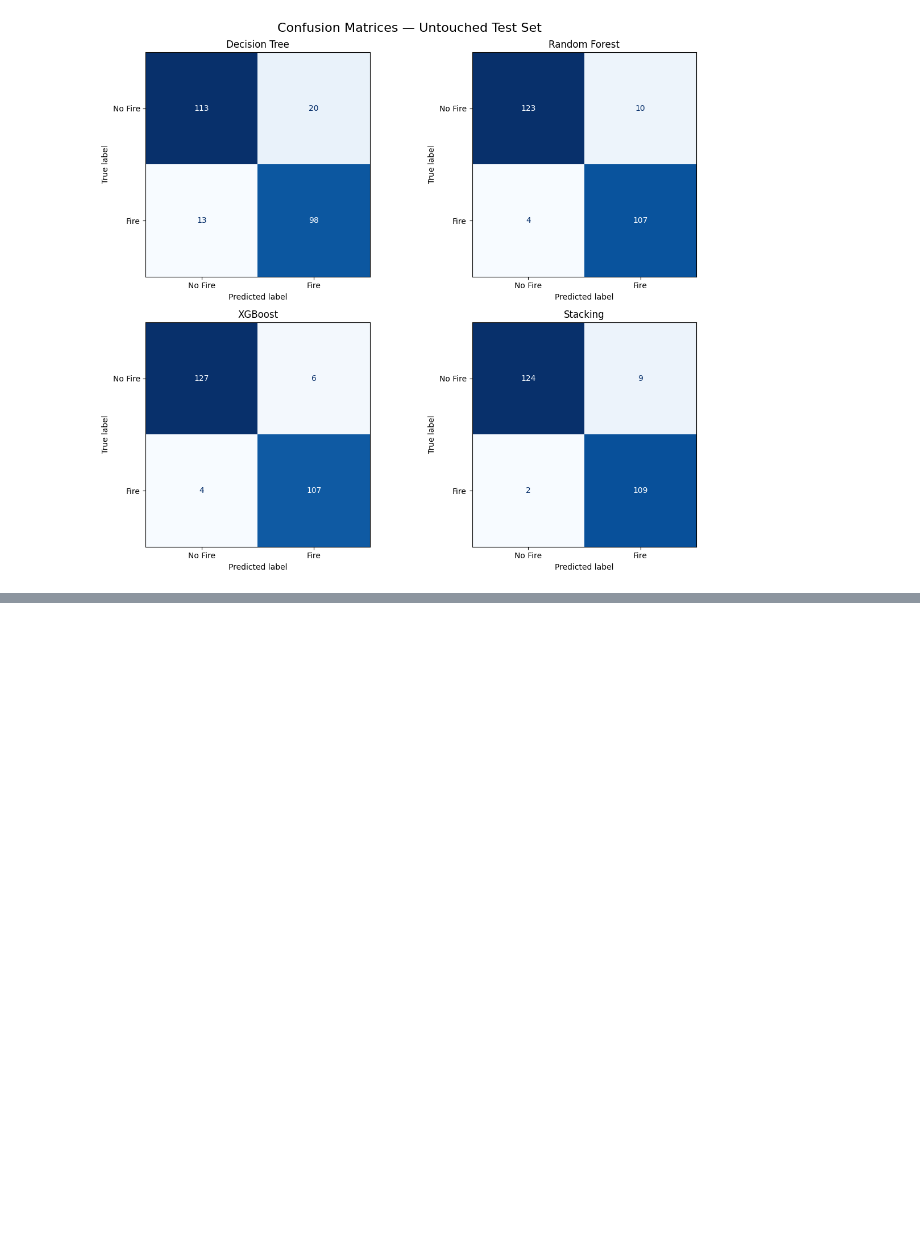
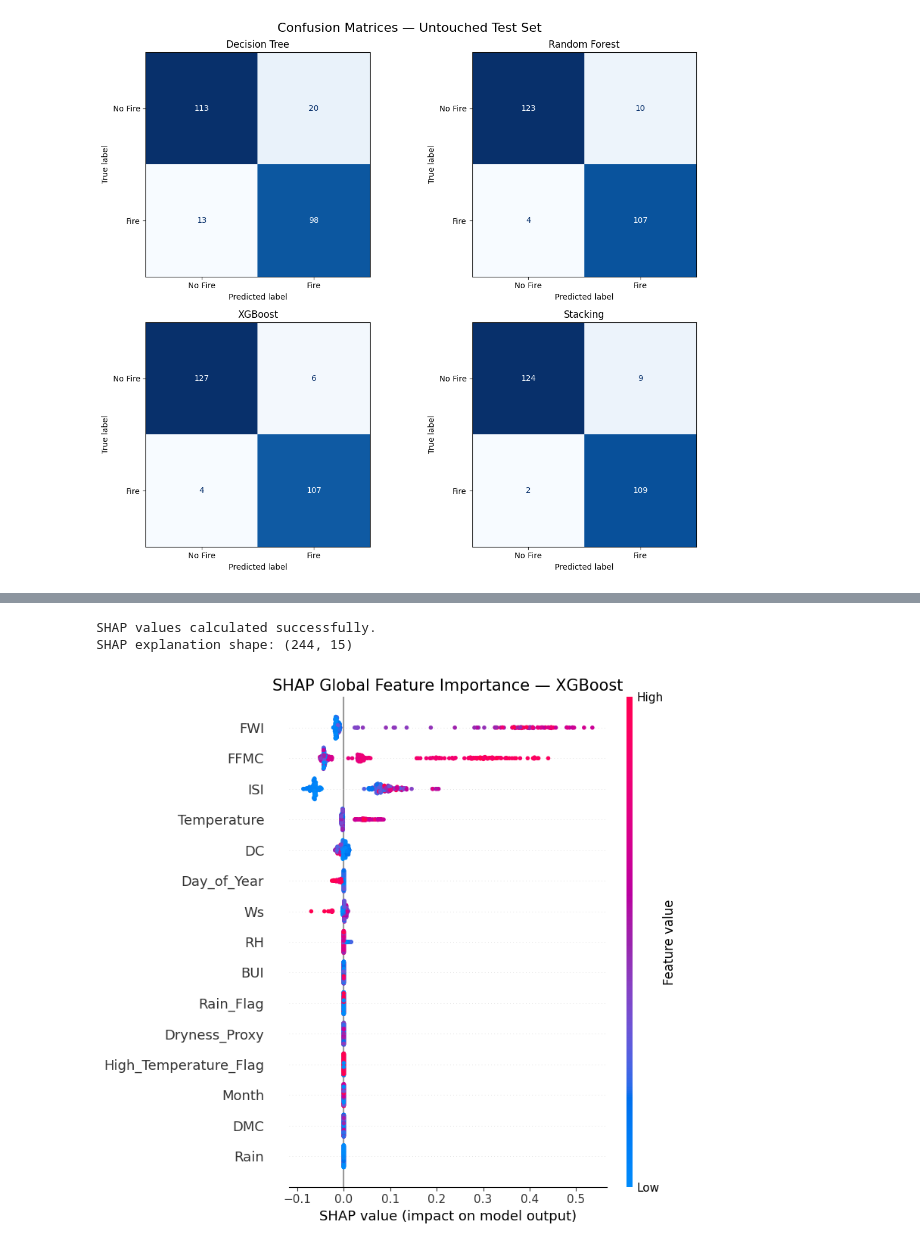
Before and after one commit to an2sh4a/ML-Lab-2547262, a Jupyter notebook: cia-3/2547262 ForestFire.ipynb, the cells around one changed output, grey strips where cells are left out. Cells and saved outputs as stored; diff of their text form; code cells hidden in the pictures; blank space fills up the shorter version.

```diff
--- a/cia-3/2547262 ForestFire.ipynb
+++ b/cia-3/2547262 ForestFire.ipynb
@@ -3916,0 +4084,45 @@ plt.show()
+# %%
+# ============================================================
+# CELL 102: CALCULATE SHAP VALUES
+# ============================================================
+# Calculate SHAP values for the validation observations.
+# ============================================================
+
+X_val_shap_raw = X_val.copy()
+
+shap_explanation = explainer(
+    X_val_shap_raw
+)
+
+print("SHAP values calculated successfully.")
+
+print(
+    "SHAP explanation shape:",
+    shap_explanation.values.shape
+)
+# %% [output]
+SHAP values calculated successfully.
+SHAP explanation shape: (244, 15)
+# %%
+# ============================================================
+# CELL 103: GLOBAL SHAP SUMMARY PLOT
+# ============================================================
+# Shows which environmental features have the greatest overall
+# influence on the XGBoost Fire-risk predictions.
+# ============================================================
+
+shap.summary_plot(
+    shap_explanation.values,
+    X_val_shap_raw,
+    show=False
+)
+
+plt.title(
+    "SHAP Global Feature Importance — XGBoost",
+    fontsize=15
+)
+
+plt.tight_layout()
+plt.show()
+# %% [output]
+[figure, added]
```
Also changed, not shown: parts of 18 cells of this notebook, 2 other files.
